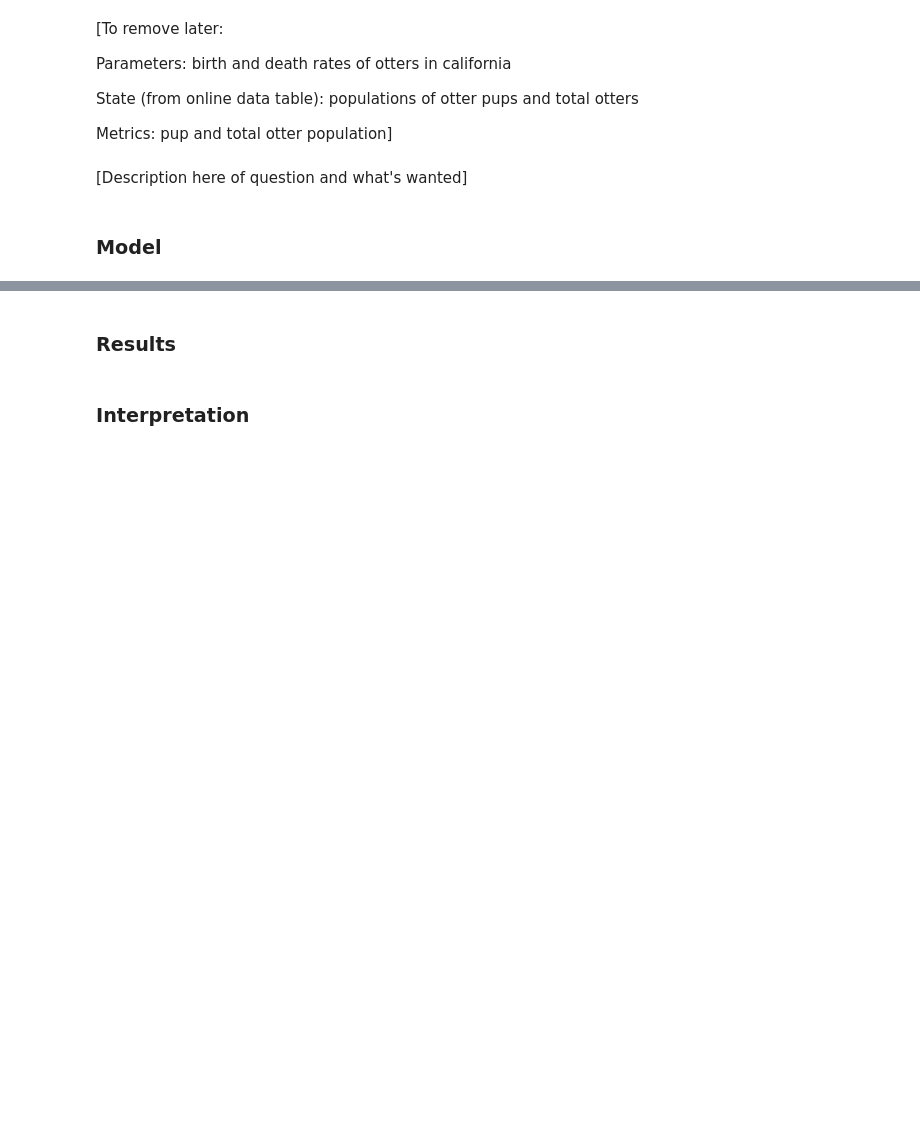
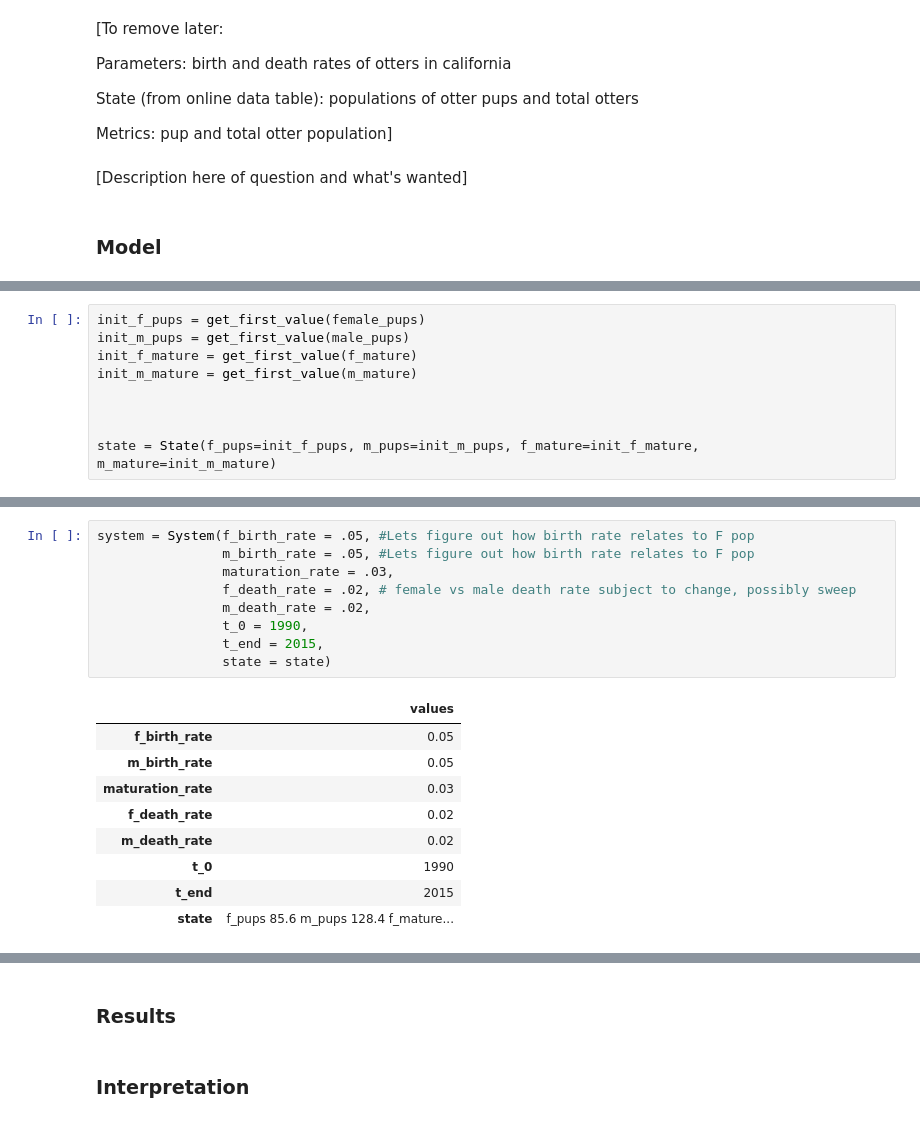
Before and after one commit to MellieZito/Project-1, a Jupyter notebook: code/otters.ipynb, the cells around one changed output, grey strips where cells are left out. Cells and saved outputs as stored; diff of their text form; blank space fills up the shorter version.

Commit message:
Fixing State, System, & Update

```diff
--- a/code/otters.ipynb
+++ b/code/otters.ipynb
@@ -121,0 +76,9 @@ def update_func1(state, t, system):
+# %%
+init_f_pups = get_first_value(female_pups)
+init_m_pups = get_first_value(male_pups)
+init_f_mature = get_first_value(f_mature)
+init_m_mature = get_first_value(m_mature)
+
+
+
+state = State(f_pups=init_f_pups, m_pups=init_m_pups, f_mature=init_f_mature, m_mature=init_m_mature)
@@ -121,0 +109,19 @@ def update_func1(state, t, system):
+# %%
+system = System(f_birth_rate = .05, #Lets figure out how birth rate relates to F pop
+                m_birth_rate = .05, #Lets figure out how birth rate relates to F pop
+                maturation_rate = .03,
+                f_death_rate = .02, # female vs male death rate subject to change, possibly sweep
+                m_death_rate = .02,
+                t_0 = 1990,
+                t_end = 2015,
+                state = state)
+# %% [output]
+|  | values |
+| f_birth_rate | 0.05 |
+| m_birth_rate | 0.05 |
+| maturation_rate | 0.03 |
+| f_death_rate | 0.02 |
+| m_death_rate | 0.02 |
+| t_0 | 1990 |
+| t_end | 2015 |
+| state | f_pups 85.6 m_pups 128.4 f_mature... |
```
Also changed, not shown: parts of 8 cells of this notebook.
